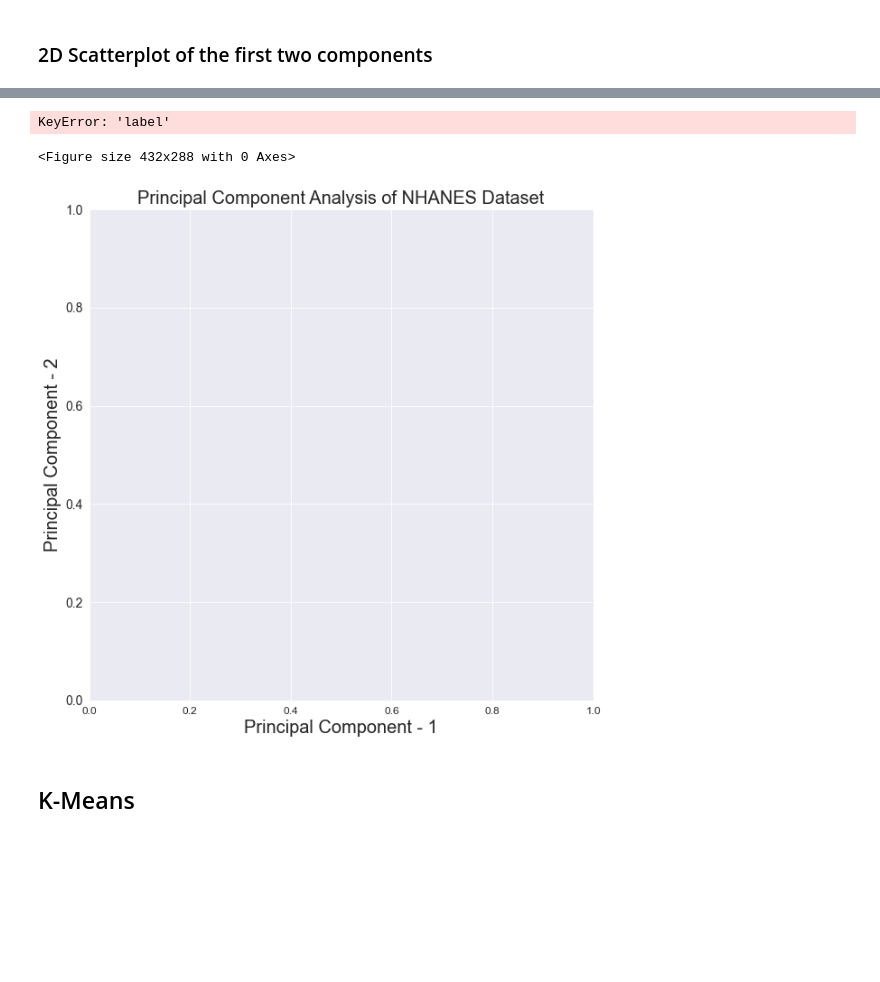
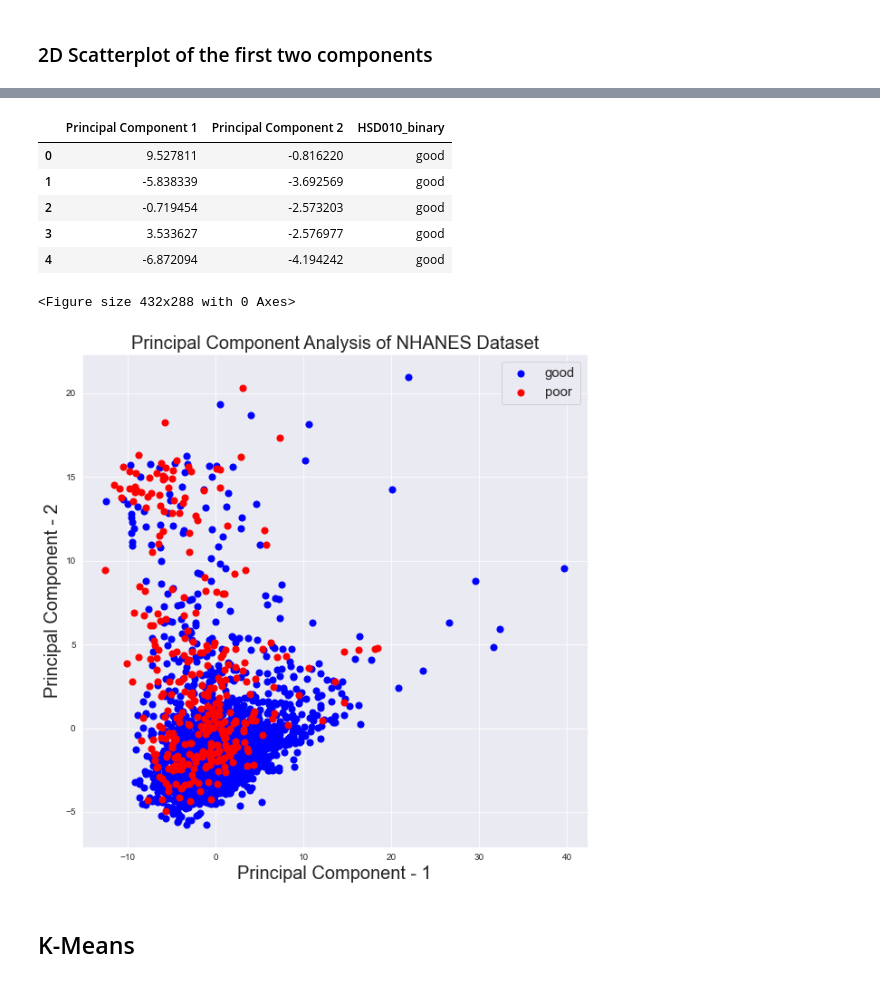
Before and after one commit to aramburoc/CSS_Project4_Corrine, a Jupyter notebook: Project 4 Students.ipynb, the cells around one changed output, grey strips where cells are left out. Cells and saved outputs as stored; diff of their text form; code cells hidden in the pictures; blank space fills up the shorter version.

```diff
--- a/Project 4 Students.ipynb
+++ b/Project 4 Students.ipynb
@@ -167,0 +243,9 @@ TypeError: 'PCA' object is not subscriptable
+# %%
+#Here I add back in the binary variable to get "good" and "poor" and create a data frame for the y variable
+#"HSD010_binary," so we can get the binary of "good" and "poor" rather than numbers
+labels_nhanes_scaled = nhanes_scaled.copy()
+labels_nhanes_scaled['HSD010_binary'] = hsd010_binary
+
+y_var = pd.DataFrame(data = labels_nhanes_scaled.loc[:,['HSD010_binary']].values)
+
+y_var.tail(10)
@@ -167,0 +264,6 @@ TypeError: 'PCA' object is not subscriptable
+# %%
+#Create a dataframe for the first two principal components for the scatter plot
+pca_2_df = pd.DataFrame(data = principalComponents_nhanes,
+                        columns = ['principal component 1', 'principal component 2'])
+
+pca_2_df.head()
@@ -167,0 +277,5 @@ TypeError: 'PCA' object is not subscriptable
+# %%
+#Concatenate the target feature (HSD010_binary) onto the final data set that has the
+#first 2 principal components
+final_pca2_df = pd.concat([pca_2_df, y_var], axis = 1,)
+final_pca2_df.head(10)
@@ -168,24 +294,35 @@ TypeError: 'PCA' object is not subscriptable
+# %%
+#Label the target feature for the scatterplot below
+final_pca2_df.columns = ["Principal Component 1", "Principal Component 2",
+                       "HSD010_binary"]
+final_pca2_df.head()
+# %% [output]
+|  | Principal Component 1 | Principal Component 2 | HSD010_binary |
+| 0 | 9.527811 | -0.816220 | good |
+| 1 | -5.838339 | -3.692569 | good |
+| 2 | -0.719454 | -2.573203 | good |
+| 3 | 3.533627 | -2.576977 | good |
+| 4 | -6.872094 | -4.194242 | good |
 # %%
 plt.figure()
 plt.figure(figsize=(10,10))
-plt.xticks(fontsize=12)
-plt.yticks(fontsize=14)
+plt.xticks(fontsize=10)
+plt.yticks(fontsize=10)
 plt.xlabel('Principal Component - 1',fontsize=20)
 plt.ylabel('Principal Component - 2',fontsize=20)
 plt.title("Principal Component Analysis of NHANES Dataset",fontsize=20)
-targets = ['PCA 1', 'PCA 2']
-colors = ['r', 'g']
+targets = ['good', 'poor']
+colors = ['b', 'r']
 for target, color in zip(targets,colors):
-    indicesToKeep = nhanes_scaled['label'] == target
-    plt.scatter(pca_df.loc[indicesToKeep, 'principal component 1']
-               , pca_df.loc[indicesToKeep, 'principal component 2'], c = color, s = 50)
-
+    indicesToKeep = final_pca2_df["HSD010_binary"] == target
+    plt.scatter(final_pca2_df.loc[indicesToKeep, "Principal Component 1"],
+                final_pca2_df.loc[indicesToKeep, "Principal Component 2"],
+                c = color, s = 50)
 plt.legend(targets,prop={'size': 15})
 plt.show()
 # %% [output]
-KeyError: 'label'
+<Figure size 432x288 with 0 Axes>
-<Figure size 432x288 with 0 Axes>
-[figure, old version]
+[figure, new version]
 # %% [markdown]
 ## K-Means
 # %% [markdown]
```
Also changed, not shown: parts of 25 cells of this notebook.
